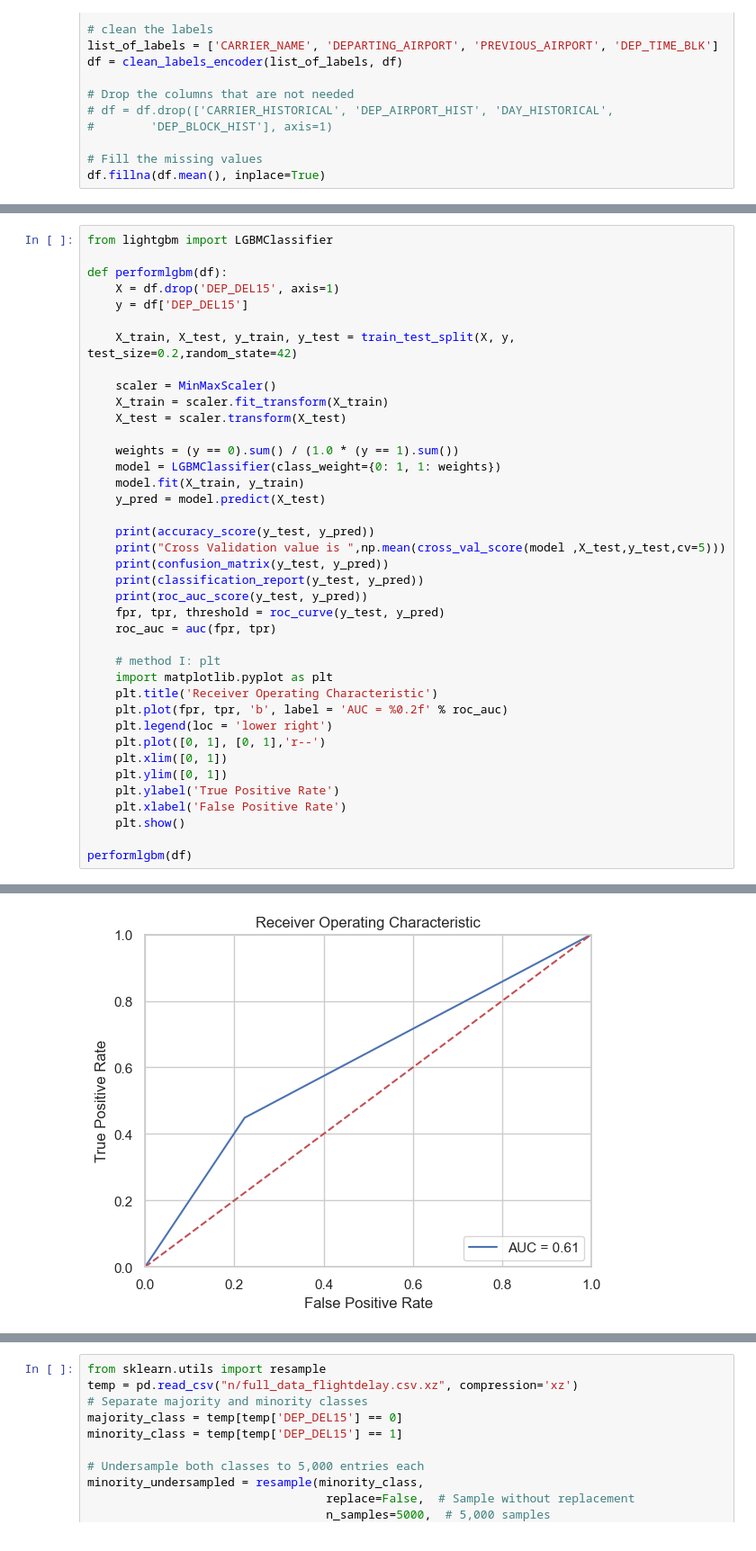
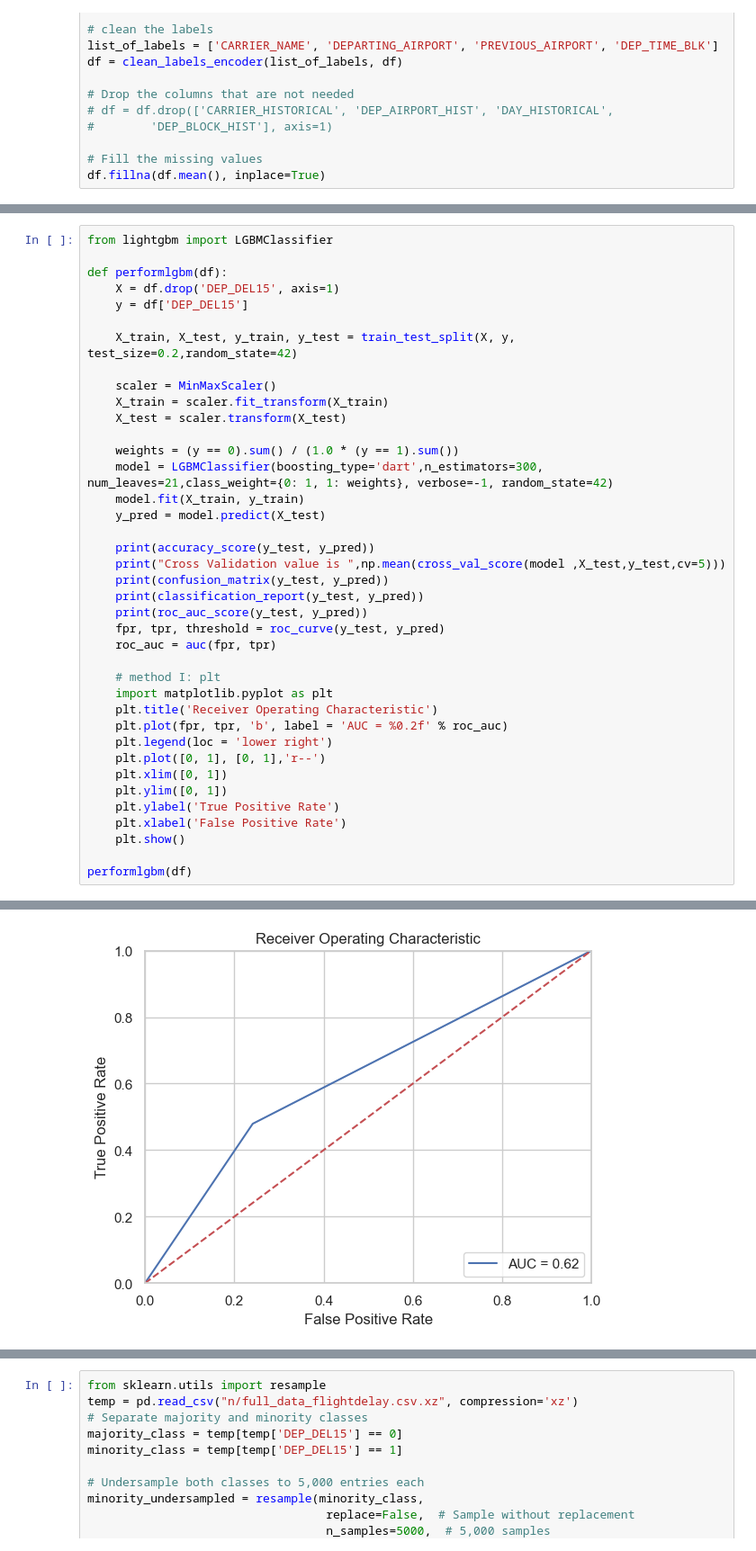
Before and after one commit to FraserW123/airline_project, a Jupyter notebook: main_notebook.ipynb, the cells around one changed output, grey strips where cells are left out. Shown at 90% size. Cells and saved outputs as stored; diff of their text form.

```diff
--- a/main_notebook.ipynb
+++ b/main_notebook.ipynb
@@ -412,7 +407,7 @@ def performlgbm(df):
     X_test = scaler.transform(X_test)
 
     weights = (y == 0).sum() / (1.0 * (y == 1).sum())
-    model = LGBMClassifier(class_weight={0: 1, 1: weights})
+    model = LGBMClassifier(boosting_type='dart',n_estimators=300, num_leaves=21,class_weight={0: 1, 1: weights}, verbose=-1, random_state=42)
     model.fit(X_train, y_train)
     y_pred = model.predict(X_test)
 
@@ -458,4 +450,4 @@ weighted avg       0.76      0.72      0.74      2000
-[figure, old version]
+[figure, new version]
 # %%
 from sklearn.feature_selection import RFE
 
```
Also changed, not shown: parts of 17 cells of this notebook.
